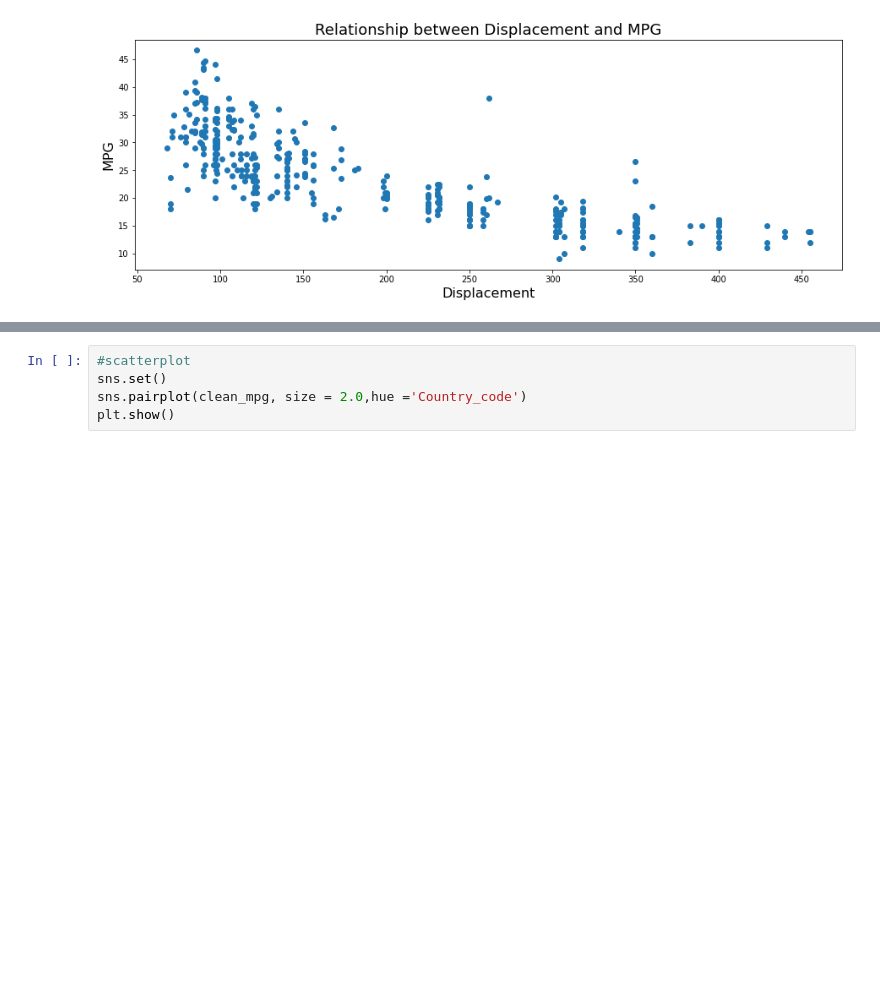
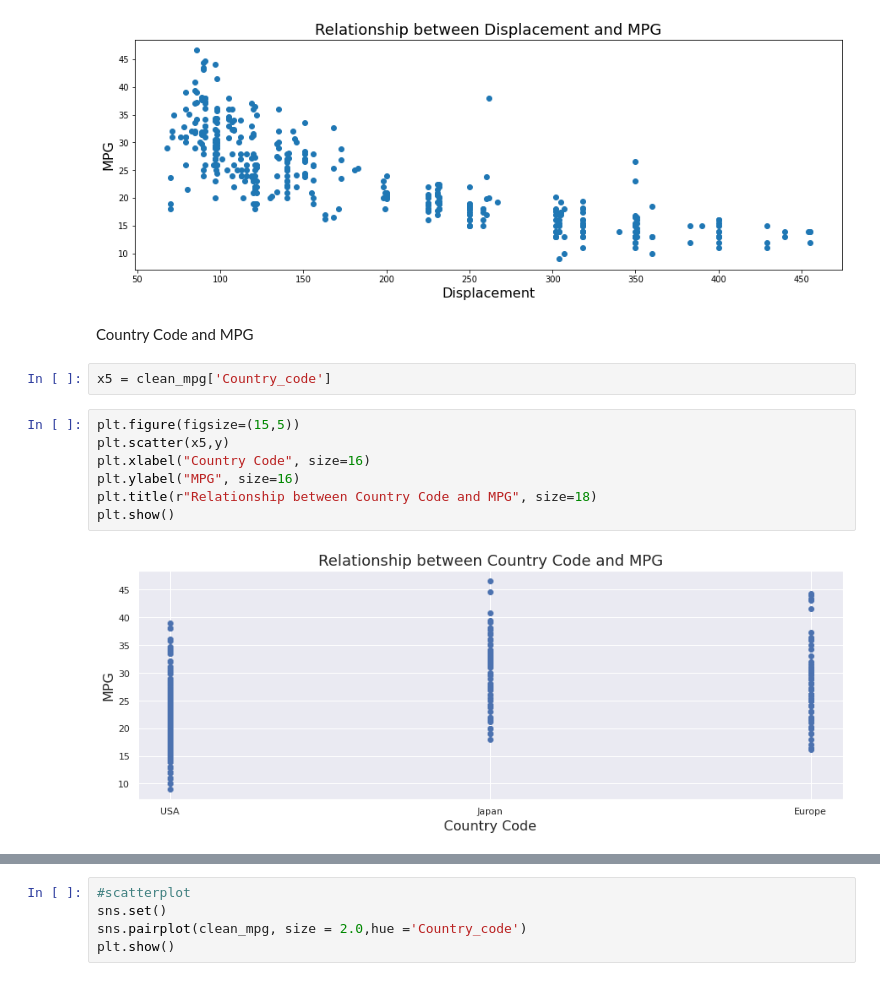
Before and after one commit to samgarcia3/Auto-MPG-Analysis, a Jupyter notebook: Auto_mpg.ipynb, the cells around one changed output, grey strips where cells are left out. Drawn from its saved outputs; the diff is of its cells as text; blank space fills up the shorter version.

```diff
--- a/Auto_mpg.ipynb
+++ b/Auto_mpg.ipynb
@@ -514,3 +514,16 @@ plt.title(r"Relationship between Displacement and MPG", size=18)
 plt.show()
 # %% [output]
 [figure]
+# %% [markdown]
+Country Code and MPG
+# %%
+x5 = clean_mpg['Country_code']
+# %%
+plt.figure(figsize=(15,5))
+plt.scatter(x5,y)
+plt.xlabel("Country Code", size=16)
+plt.ylabel("MPG", size=16)
+plt.title(r"Relationship between Country Code and MPG", size=18)
+plt.show()
+# %% [output]
+[figure, added]
```
Also changed, not shown: parts of 6 cells of this notebook.
